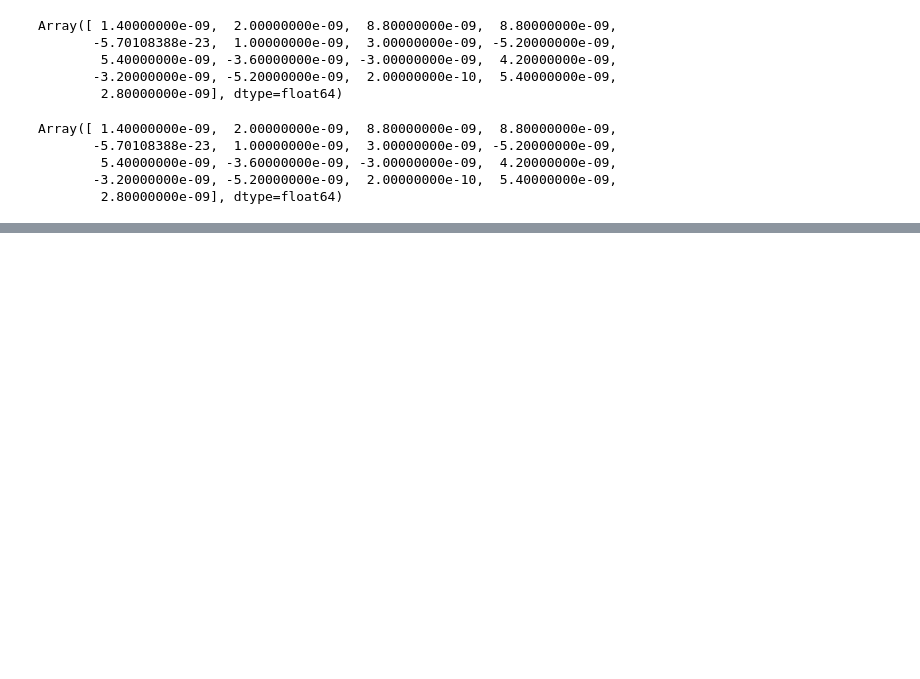
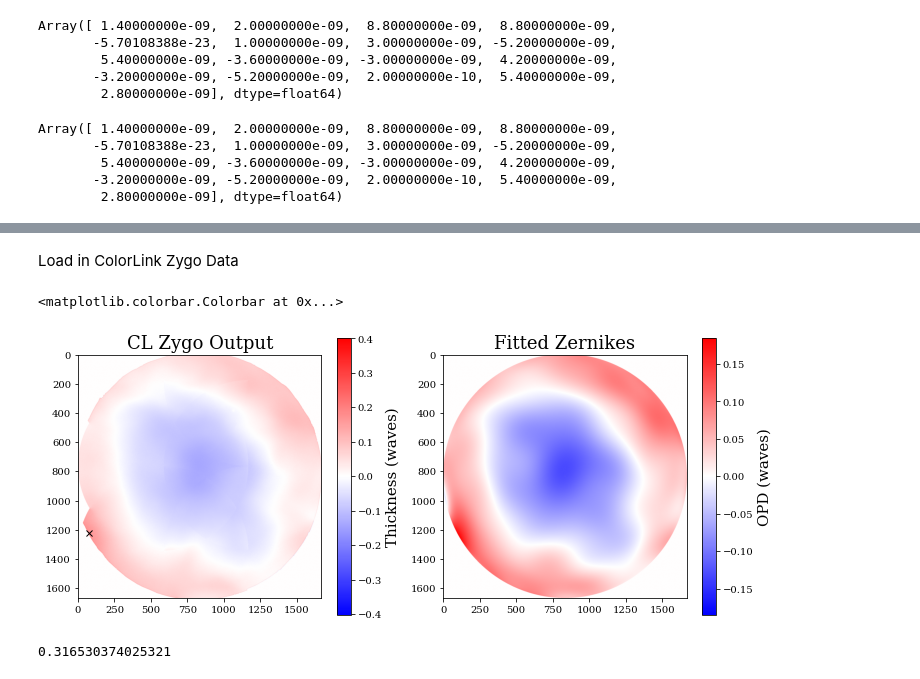
Before and after one commit to TolimanSpace/toliman_dp_design_testing, a Jupyter notebook: Gluing_Characterisation_1_26.ipynb, the cells around one changed output, grey strips where cells are left out. Cells and saved outputs as stored; diff of their text form; code cells hidden in the pictures; blank space fills up the shorter version.

```diff
--- a/Gluing_Characterisation_1_26.ipynb
+++ b/Gluing_Characterisation_1_26.ipynb
@@ -2089,0 +1999,43 @@ for i, coeffs in enumerate(coeffs_list):
+# %% [markdown]
+Load in ColorLink Zygo Data
+# %%
+fname = os.getcwd() + "/data/CL_Jan2026/#3 Glass only.npy"
+
+CL_opd = np.load(fname) # in waves
+CL_opd = np.array(CL_opd, dtype=np.float64)
+
+n_rows, n_cols = CL_opd.shape
+cut_l = np.abs(n_rows - n_cols)//2
+
+CL_opd = CL_opd[cut_l:-1-cut_l+1, :] # non-square, chop rows from top and bottom
+CL_opd[~np.isfinite(CL_opd)] = 0 # Replace inf/nan with 0
+zg_wl = 6.328e-07 #(m)
+
+# fit zernikes
+CL_coords = dlu.pixel_coords(npixels=CL_opd.shape[0], diameter=aperture_diameter)
+CL_zbasis = dlu.zernike_basis(js=np.arange(4,151), diameter=aperture_diameter, coordinates=CL_coords)
+CL_zbasis_rshp = np.vstack([basis.flatten() for basis in CL_zbasis]).T
+CL_zbasis_rshp[~np.isfinite(CL_zbasis_rshp)] = 0 # Replace inf/nan with 0
+pinv = np.linalg.pinv(CL_zbasis_rshp)
+est_coeffs = pinv@(CL_opd.flatten()*zg_wl)
+# %%
+retrieved = np.asarray([basis*est_coeffs[i] for i, basis in enumerate(CL_zbasis)]).sum(axis=0)
+# %%
+plt.figure(figsize=(12,5))
+plt.subplot(1,2,1)
+row, col = np.unravel_index(np.argmax(CL_opd), CL_opd.shape)
+plt.imshow(CL_opd, norm=CenteredNorm(), cmap='bwr')
+plt.plot(col, row, 'kx')
+plt.title("CL Zygo Output")
+plt.colorbar(label="Thickness (waves)")
+plt.subplot(1,2,2)
+plt.imshow(retrieved/zg_wl, norm=CenteredNorm(), cmap='bwr')
+plt.title("Fitted Zernikes")
+plt.colorbar(label="OPD (waves)")
+# %% [output]
+<matplotlib.colorbar.Colorbar at 0x...>
+[figure, added]
+# %%
+np.nanmax(retrieved/zg_wl) - np.nanmin(retrieved/zg_wl)
+# %% [output]
+0.316530374025321
```
Also changed, not shown: parts of 4 cells of this notebook, 2 other files.
